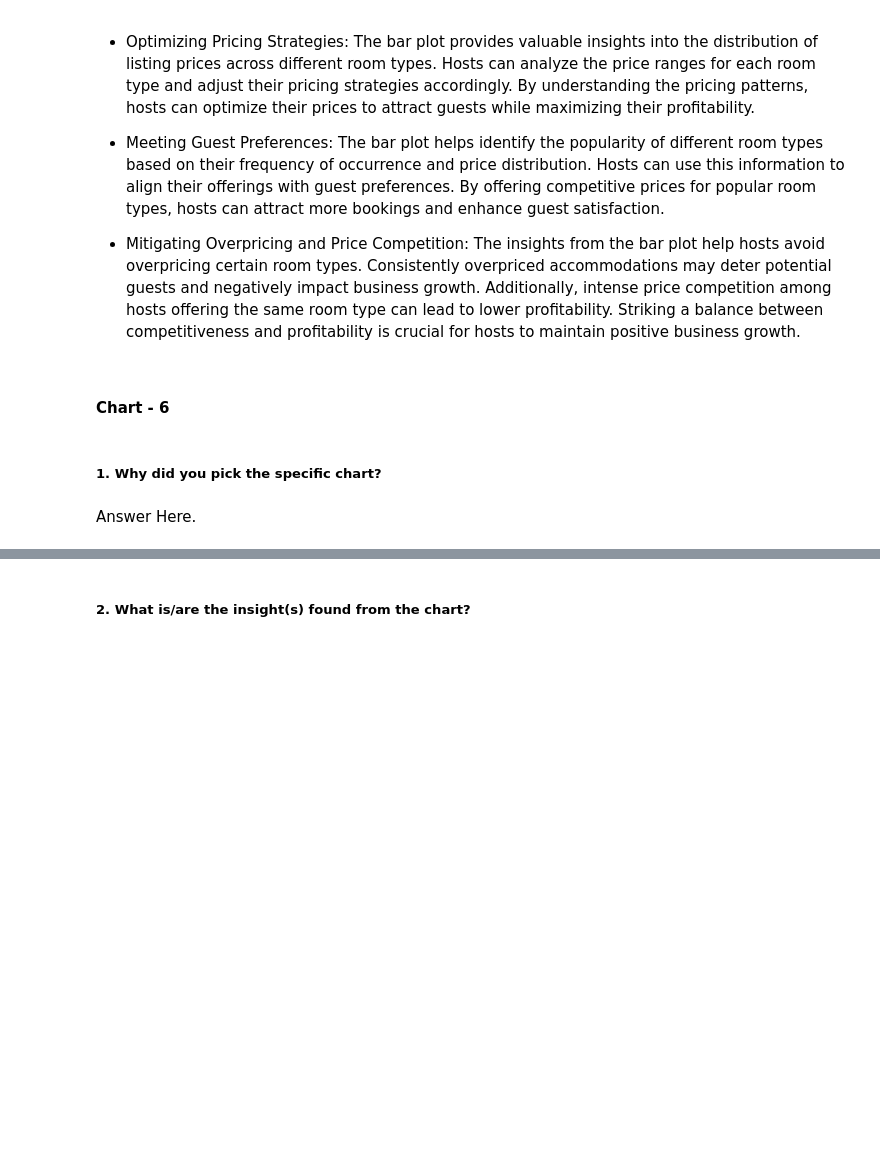
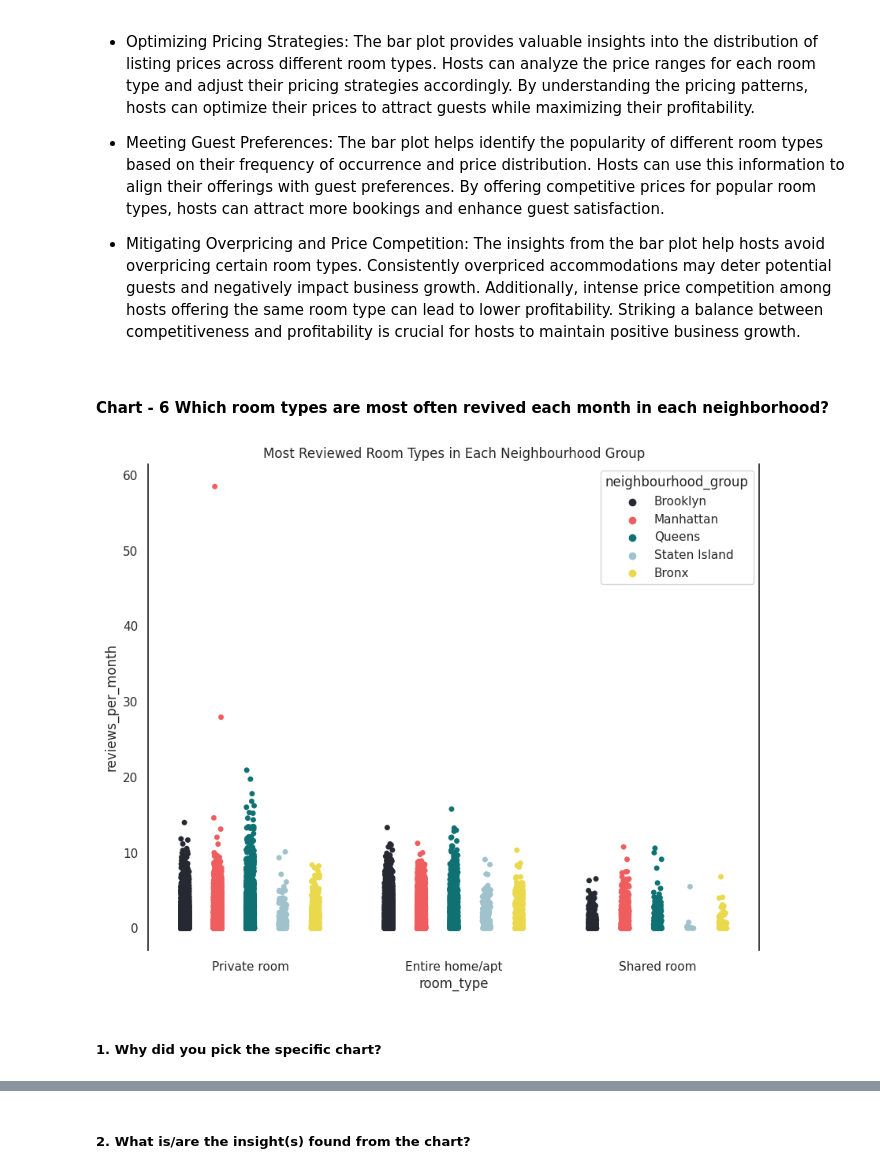
Before and after one commit to rauman43/Sample-EDA-Airbnb, a Jupyter notebook: Capstone_Project_AIRBNB_Sample_EDA_Submission_Template.ipynb, the cells around one changed output, grey strips where cells are left out. Saved outputs shown, nothing was run; the diff lists cells and outputs as text; code cells hidden in the pictures; blank space fills up the shorter version.

Commit message:
Project completed till chart no.14 Correlation Heatmap

```diff
--- a/Capstone_Project_AIRBNB_Sample_EDA_Submission_Template.ipynb
+++ b/Capstone_Project_AIRBNB_Sample_EDA_Submission_Template.ipynb
@@ -832,5 +832,3 @@ Are there any insights that lead to negative growth? Justify with specific reaso
 * Meeting Guest Preferences: The bar plot helps identify the popularity of different room types based on their frequency of occurrence and price distribution. Hosts can use this information to align their offerings with guest preferences. By offering competitive prices for popular room types, hosts can attract more bookings and enhance guest satisfaction.
 
 * Mitigating Overpricing and Price Competition: The insights from the bar plot help hosts avoid overpricing certain room types. Consistently overpriced accommodations may deter potential guests and negatively impact business growth. Additionally, intense price competition among hosts offering the same room type can lead to lower profitability. Striking a balance between competitiveness and profitability is crucial for hosts to maintain positive business growth.
-# %% [markdown]
-#### Chart - 6
@@ -839,4 +835,22 @@ Are there any insights that lead to negative growth? Justify with specific reaso
+# %% [markdown]
+#### Chart - 6  Which room types are most often revived each month in each neighborhood?
+# %%
+# Chart - 6 visualization code
+# Create a figure and axis object
+f, ax = plt.subplots(figsize=(10, 8))
+
+# Create a strip plot with room_type on x-axis, reviews_per_month on y-axis, and hue as neighbourhood_group
+ax = sns.stripplot(x='room_type', y='reviews_per_month', hue='neighbourhood_group', dodge=True, data=df2, palette=['#272932', '#f05d5e', '#0f7173', '#9fc2cc', '#ead94c'])
+
+# Set the title of the plot
+ax.set_title('Most Reviewed Room Types in Each Neighbourhood Group')
+
+# Remove the spines on the right and bottom sides of the plot for cleaner appearance
+sns.despine(right=False, bottom=True)
+
+# Show the plot
+plt.show()
+# %% [output]
+[figure, added]
 # %% [markdown]
 ##### 1. Why did you pick the specific chart?
-# %% [markdown]
-Answer Here.
```
Also changed, not shown: parts of 91 cells of this notebook.
